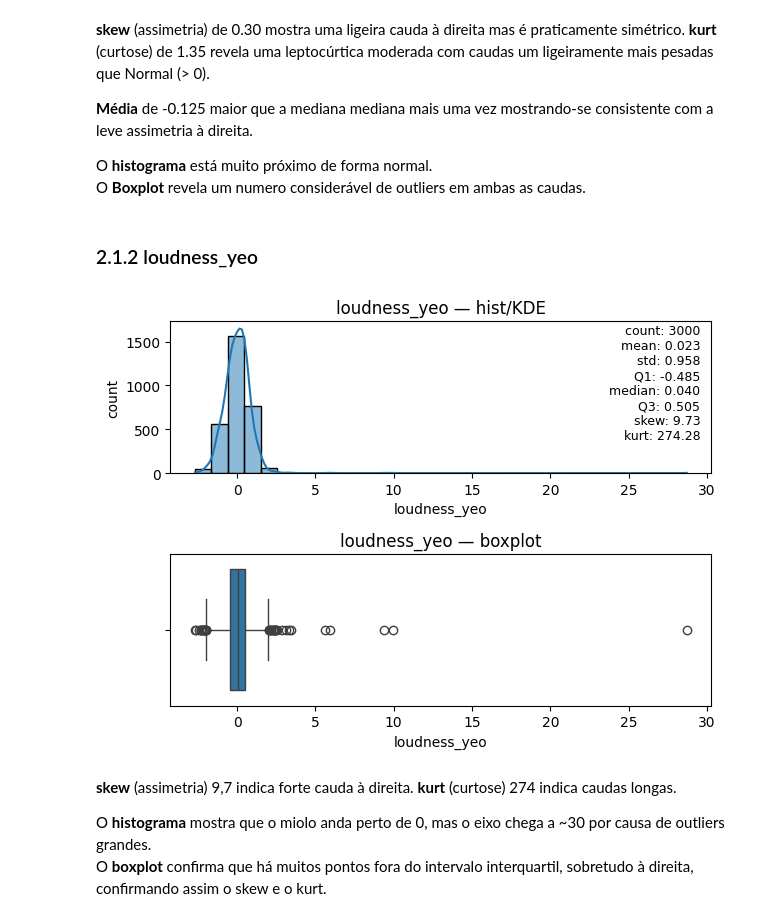
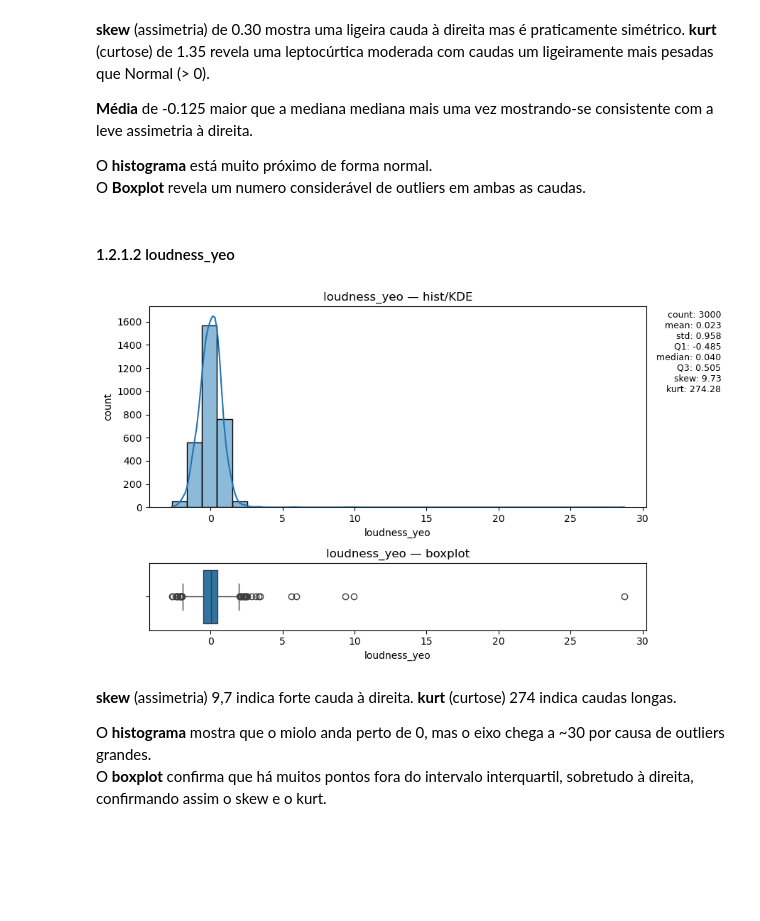
Before and after one commit to RenatoFerreira1240605/APRAU_EFG_B_1240605_1190995, a Jupyter notebook: Assignment_Part1.ipynb, the cells around one changed output. Saved outputs shown, nothing was run; the diff lists cells and outputs as text; code cells hidden in the pictures; blank space fills up the shorter version.

```diff
--- a/Assignment_Part1.ipynb
+++ b/Assignment_Part1.ipynb
@@ -403,4 +460,4 @@ plt.show()
 O **histograma** está muito próximo de forma normal.
 O **Boxplot** revela um numero considerável de outliers em ambas as caudas.
 # %% [markdown]
-### 2.1.2 loudness_yeo
+#### 1.2.1.2 loudness_yeo
@@ -431,23 +464,7 @@ stats_txt = (
 # %%
-fig, (ax1, ax2) = plt.subplots(2, 1)
-
-# HIST + KDE
-sns.histplot(x, bins=30, kde=True, ax=ax1)
-ax1.set(title=f"{col} — hist/KDE", ylabel="count")
-
-ax1.text(
-    0.98, 0.98, stats_txt,
-    transform=ax1.transAxes, ha="right", va="top", fontsize=9,
-)
-
-# BOXPLOT
-sns.boxplot(x=x, ax=ax2)
-ax2.set(title=f"{col} — boxplot", xlabel=col, ylabel="")
-
-plt.tight_layout()
-plt.show()
+plot_univariate(df,"loudness_yeo")
 # %% [output]
-[figure, old version]
+[figure, new version]
 # %% [markdown]
 **skew** (assimetria)  9,7 indica forte cauda à direita.
 **kurt** (curtose) 274 indica caudas longas.
```
Also changed, not shown: parts of 93 cells of this notebook.
